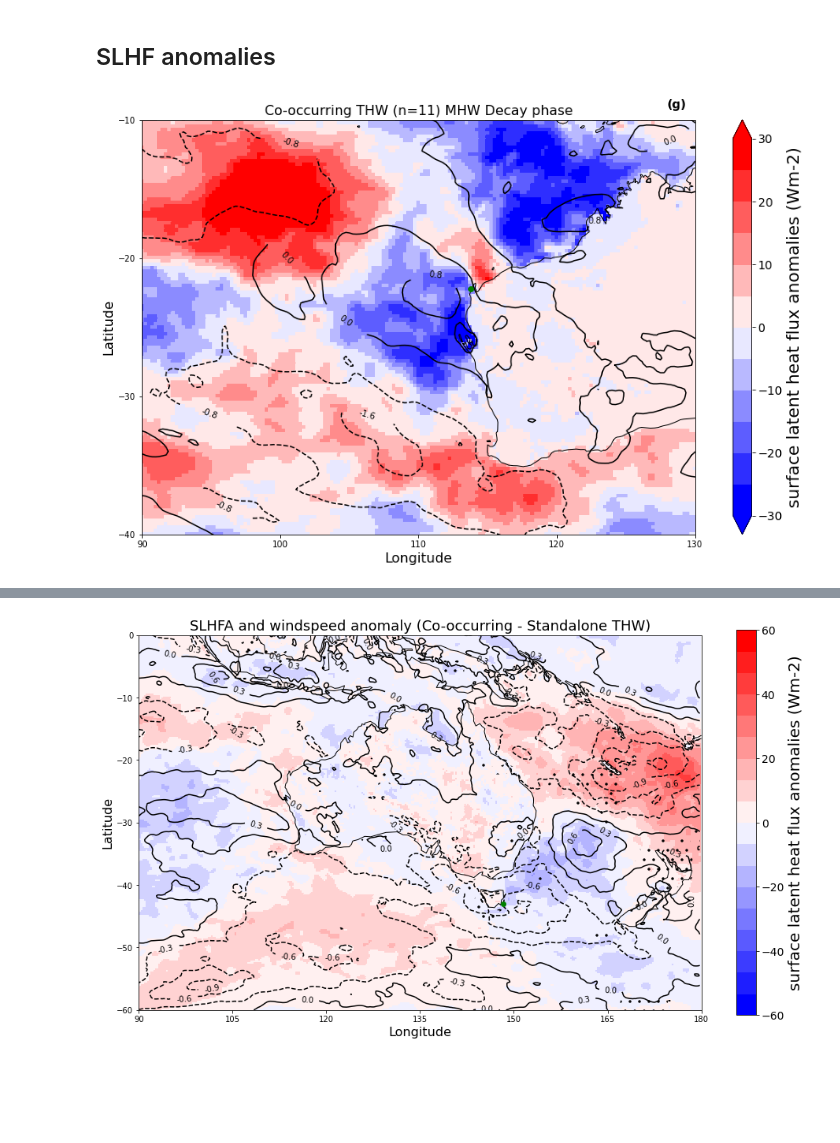
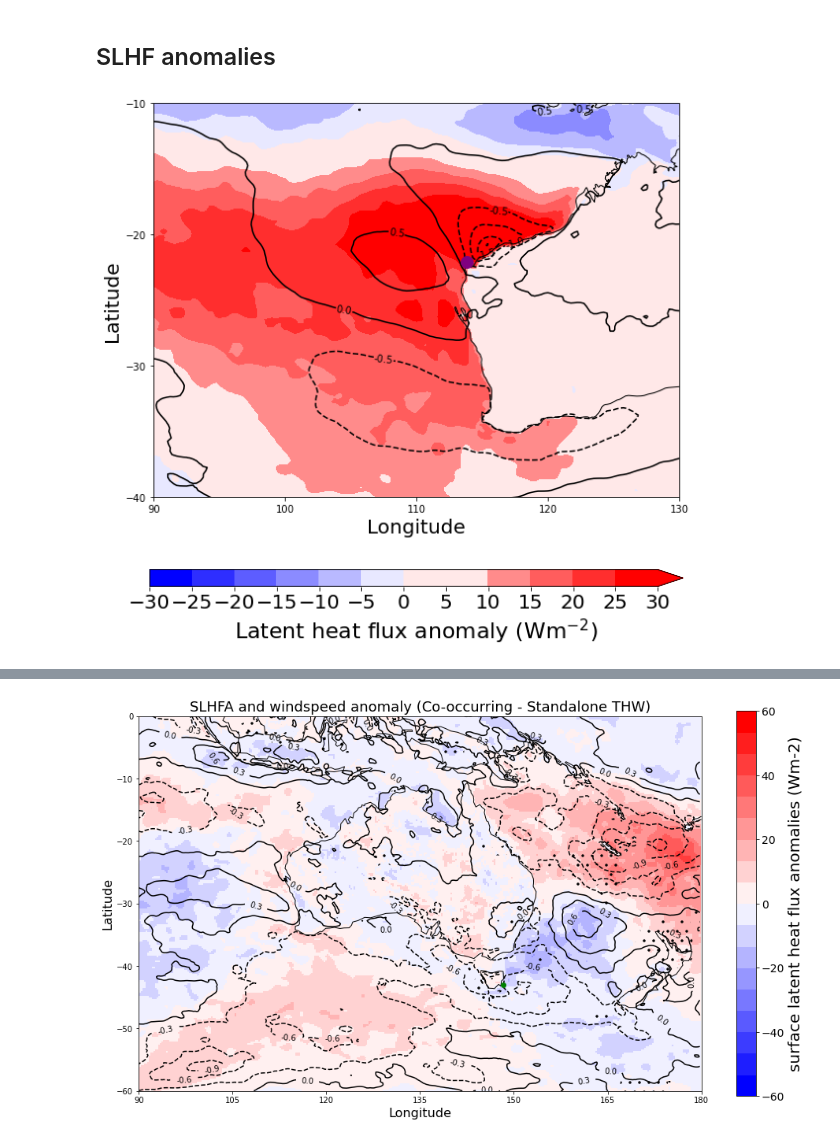
Before and after one commit to charuni-p/Heatwaves, a Jupyter notebook: new-composites-ningaloo.ipynb, the cells around one changed output, grey strips where cells are left out. Cells and saved outputs as stored; diff of their text form; code cells hidden in the pictures; blank space fills up the shorter version.

```diff
--- a/new-composites-ningaloo.ipynb
+++ b/new-composites-ningaloo.ipynb
@@ -955,5 +784,5 @@ mslpa_nco['event'] = stand_alone_prior.index.values
 # %%
-for i, e in enumerate(stand_alone_prior.itertuples()):
+for i, e in enumerate(stand_alone.itertuples()):
     mslpa_nco[i, :, :] = mslp_anom.sel(time=slice(e.time, e.time_end)).mean('time')
 # %%
 # SST anomalies
@@ -1318,48 +1445,45 @@ ws_nco['event'] = stand_alone.index.values
 for i, e in enumerate(stand_alone.itertuples()):
     ws_nco[i, :, :] = wind_speed_anom.sel(time=slice(e.time, e.time_end)).mean('time')
 # %%
-def composite_plot_hf(slhfa_c, ws_c, b, title, figname):
+def composite_plot_hf(slhfa_c, ws_c, figname):
     fig, ax = plt.subplots(figsize=(16,9))
     ax = plt.axes(projection=ccrs.PlateCarree())
+    ax.coastlines()
+    ax.set_extent([90, 130, -40, -10],crs=ccrs.PlateCarree())
     ax.set_xticks([90, 100, 110, 120, 130], crs=ccrs.PlateCarree())
     ax.set_yticks([-40, -30, -20, -10], crs=ccrs.PlateCarree())
 
-    ploteo=slhfa_c.mean(dim='event').plot(
-                cmap=plt.cm.get_cmap('bwr', 12),
-                vmin=-30, vmax=30, # Minimum and maximum values of the colormap
-           )
+    im=slhfa_c.mean(dim='event').plot.contourf(
+                levels=np.arange(-30, 30.105, 5),
+                add_colorbar=False,
+                cmap=plt.cm.get_cmap('bwr', 12))
 
+
+    cb = plt.colorbar(im, orientation="horizontal",ticks=np.arange(-30,30.11,5),fraction=0.035,aspect=30) #,format='%.2f')
+    cb.set_label(label='Latent heat flux anomaly ($\mathregular{Wm^{-2}}$)', size=22, weight='normal')
+    cb.ax.tick_params(labelsize=20)
 
     ploteo2=ws_c.mean(dim='event').plot.contour(
                 colors='k',
                 levels=10
            )
 
+    ax.clabel(ploteo2, inline=True, fontsize=10, fmt='%1.1f')
+    plt.ylabel('Latitude', fontsize=20)
+    plt.xlabel('Longitude', fontsize=20)
 
-    ploteo.colorbar.ax.set_ylabel('surface latent heat flux anomalies (Wm-2)',fontsize=20)
-    ploteo.colorbar.ax.tick_params(labelsize=14)
 
-    ax.clabel(ploteo2, inline=True, fontsize=10, fmt='%1.1f')
-    ax.coastlines()
-    ax.set_extent([90, 130, -40, -10],crs=ccrs.PlateCarree())
-
-    plt.ylabel('Latitude', fontsize=16)
-    plt.xlabel('Longitude', fontsize=16)
-    plt.title(title, fontsize=16)
     # Adding panel subplot alphabet label
-    ax.text(0.95,1.05,'(%s)' %(ascii_lowercase[b]),
-            horizontalalignment='left',verticalalignment='top',
-            transform = ax.transAxes,fontweight='bold', fontsize=14)
-    plt.plot(113.75, -22.25,  markersize=6, marker='o', color='green')
-    #plt.show()
+    #ax.text(0.95,1.05,'(%s)' %(ascii_lowercase[b]),
+            #horizontalalignment='left',verticalalignment='top',
+            #transform = ax.transAxes,fontweight='normal', fontsize=22)
+    plt.plot(113.8, -22.1,  markersize=12, marker='o', color='purple')
     plt.savefig(figname)
 # %%
-c=6
-plot_title = 'Co-occurring THW (n=11) MHW Decay phase'
-savefig = '/g/data/e14/cp3790/Charuni/Plots/New/nin-slhfa-co-thw-d.png'
-composite_plot_hf(slhfa_co_decay, ws_co_decay, c, plot_title, savefig)
+savefig = '/g/data/e14/cp3790/Charuni/Plots/New/nin-slhfa-thw.png'
+composite_plot_hf(slhfa_nco, ws_nco, savefig)
 # %% [output]
-[figure, old version]
+[figure, new version]
 # %%
 diff_slhfa = slhfa_co.mean(dim='event') - slhfa_nco.mean(dim='event')
 diff_ws = ws_co.mean(dim='event') - ws_nco.mean(dim='event')
```
Also changed, not shown: parts of 78 cells of this notebook.
